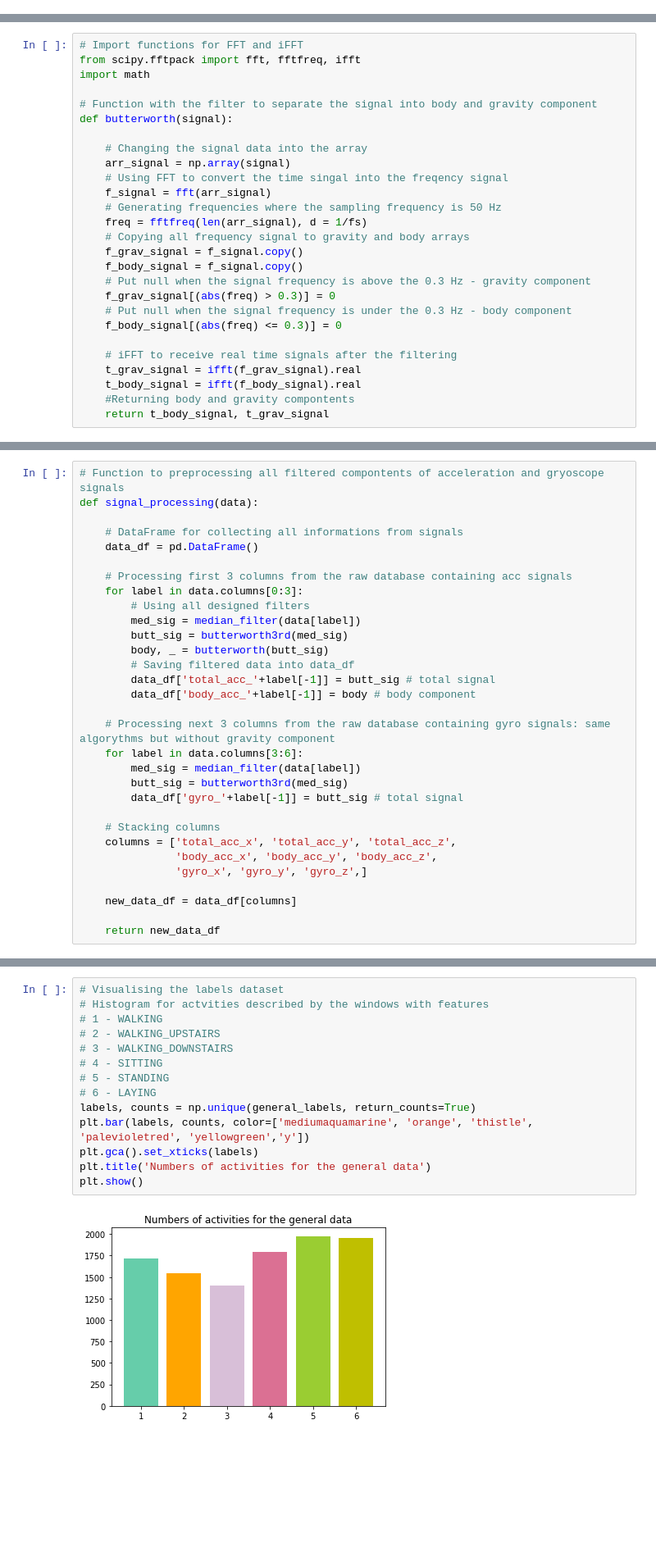
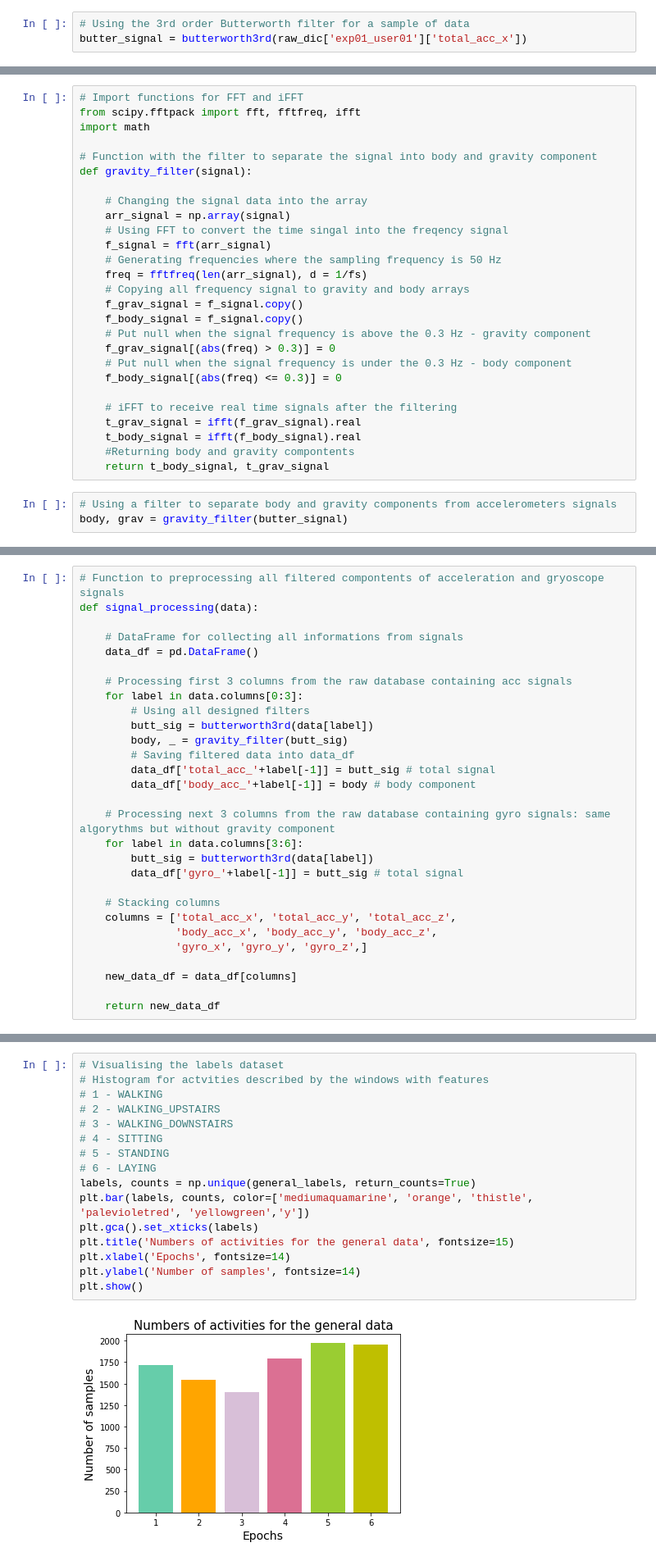
Before and after one commit to mkowalsky0/Human_Activities_Recognition, a Jupyter notebook: SignalProcessing.ipynb, the cells around one changed output, grey strips where cells are left out. Shown at 82% size. Saved outputs shown, nothing was run; the diff lists cells and outputs as text; blank space fills up the shorter version.

```diff
--- a/SignalProcessing.ipynb
+++ b/SignalProcessing.ipynb
@@ -113 +159,4 @@ def butterworth3rd(m_singal):
     return output
+# %%
+# Using the 3rd order Butterworth filter for a sample of data
+butter_signal = butterworth3rd(raw_dic['exp01_user01']['total_acc_x'])
@@ -117,7 +174,7 @@ from scipy.fftpack import fft, fftfreq, ifft
 import math
 
 # Function with the filter to separate the signal into body and gravity component
-def butterworth(signal):
+def gravity_filter(signal):
 
     # Changing the signal data into the array
     arr_signal = np.array(signal)
@@ -138,3 +195,6 @@ def butterworth(signal):
     t_body_signal = ifft(f_body_signal).real
     #Returning body and gravity compontents
     return t_body_signal, t_grav_signal
+# %%
+# Using a filter to separate body and gravity components from accelerometers signals
+body, grav = gravity_filter(butter_signal)
@@ -148,17 +220,15 @@ def signal_processing(data):
     # Processing first 3 columns from the raw database containing acc signals
     for label in data.columns[0:3]:
         # Using all designed filters
-        med_sig = median_filter(data[label])
-        butt_sig = butterworth3rd(med_sig)
-        body, _ = butterworth(butt_sig)
+        butt_sig = butterworth3rd(data[label])
+        body, _ = gravity_filter(butt_sig)
         # Saving filtered data into data_df
         data_df['total_acc_'+label[-1]] = butt_sig # total signal
         data_df['body_acc_'+label[-1]] = body # body component
 
     # Processing next 3 columns from the raw database containing gyro signals: same algorythms but without gravity component
     for label in data.columns[3:6]:
-        med_sig = median_filter(data[label])
-        butt_sig = butterworth3rd(med_sig)
+        butt_sig = butterworth3rd(data[label])
         data_df['gyro_'+label[-1]] = butt_sig # total signal
 
     # Stacking columns
@@ -284,19 +354,21 @@ memory usage: 81.4 KB
 # %%
 # Visualising the labels dataset
 # Histogram for actvities described by the windows with features
 # 1 - WALKING
 # 2 - WALKING_UPSTAIRS
 # 3 - WALKING_DOWNSTAIRS
 # 4 - SITTING
 # 5 - STANDING
 # 6 - LAYING
 labels, counts = np.unique(general_labels, return_counts=True)
 plt.bar(labels, counts, color=['mediumaquamarine', 'orange', 'thistle', 'palevioletred', 'yellowgreen','y'])
 plt.gca().set_xticks(labels)
-plt.title('Numbers of activities for the general data')
+plt.title('Numbers of activities for the general data', fontsize=15)
+plt.xlabel('Epochs', fontsize=14)
+plt.ylabel('Number of samples', fontsize=14)
 plt.show()
 # %% [output]
-[figure, old version]
+[figure, new version]
 # %% [markdown]
 # Changing the shape of the data to be compatible with a CNN
 * preparing the data into the shape [samples, window_shape, components] where:
```
Also changed, not shown: parts of 21 cells of this notebook, 52 other files.
